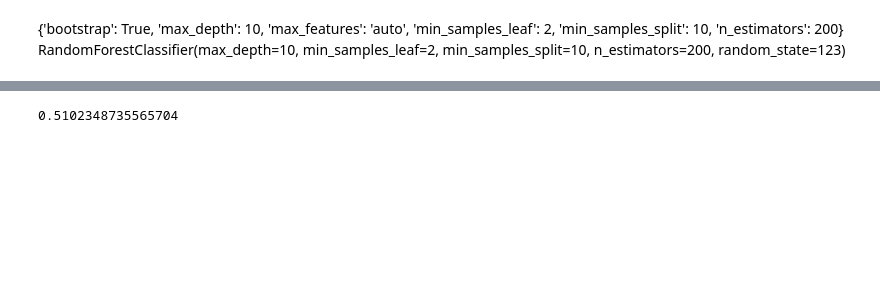
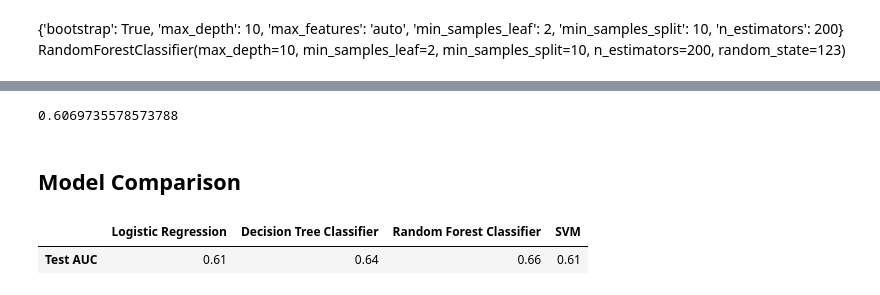
Before and after one commit to dimitrik1223/SML-Algorithm-Benchmarks, a Jupyter notebook: SML Algorithm Benchmarks.ipynb, the cells around one changed output, grey strips where cells are left out. Drawn from its saved outputs; the diff is of its cells as text; code cells hidden in the pictures; blank space fills up the shorter version.

```diff
--- a/SML Algorithm Benchmarks.ipynb
+++ b/SML Algorithm Benchmarks.ipynb
@@ -628,3 +492,4 @@ X = X[best_feats_SVM]
 # %%
 #stratified train test split
-X_train, X_test, y_train, y_test = train_test_split(X,y,test_size=0.33,random_state=123,stratify=y)
+
+X_train, X_test, y_train, y_test = train_test_split(scaled_X,y,test_size=0.2,random_state=123,stratify=y)
@@ -655,16 +506,0 @@ Fitting 5 folds for each of 10 candidates, totalling 50 fits
-# %%
-SVM = SVC()
-#create params dictionary
-param_dict = param_grid = {'C': [10, 100, 1000],
-              'gamma': [1, 0.1, 0.01, 0.001, 0.0001],
-              'kernel': ['rbf','poly']}
-
-
-grid = RandomizedSearchCV(SVM,
-                   param_dict,
-                   n_iter=50,
-                   cv=3,
-                   verbose=3,
-                   n_jobs=-1)
-
-grid.fit(X_train,y_train)
@@ -679,12 +510,33 @@ LinearSVC(C=1000, loss='hinge', max_iter=500)
 # %%
-SVM_clf = LinearSVC(C=1000, loss='hinge', max_iter=500,class_weight='balanced',random_state=123)
+SVM_clf = LinearSVC(C=1000, class_weight='balanced', loss='hinge', max_iter=6000, random_state=123)
 #fit
 SVM_clf.fit(X_train, y_train)
 #predict
-y_preds = SVM_clf.predict(X_test)
+preds_svm = SVM_clf.predict(X_test)
 
-fpr, tpr, thresholds = metrics.roc_curve(y_test, y_preds, pos_label=1)
+fpr, tpr, thresholds = metrics.roc_curve(y_test, preds_svm, pos_label=1)
 
 metrics.auc(fpr, tpr)
 # %% [output]
-0.5102348735565704
+0.6069735578573788
+# %% [markdown]
+## Model Comparison
+# %%
+def compare_models(models,preds,model_names):
+    """This function makes evaluates predictions for a list of models,
+    scores the models using AUC, and returns a dataframe with the class
+    an AUC for each model and its predictions.
+    Args: A list of model variables, a list of corresponding prediction values, and a list of model names in string form.
+    """
+    scoring_df = pd.DataFrame()
+    for ind, mod in enumerate(models):
+        fpr, tpr, thresholds = metrics.roc_curve(y_test, preds[ind], pos_label=1)
+        model_auc = metrics.auc(fpr, tpr)
+        scoring_df[model_names[ind]] = [round(model_auc,2)]
+    scoring_df.index = ['Test AUC']
+    return(scoring_df)
+# %%
+compare_models([log_reg_mod,clf,rf_clf,SVM_clf],[preds_lr,preds_clf,preds_rf,preds_svm],['Logistic Regression','Decision Tree Classifier','Random Forest Classifier','SVM'])
+# %% [output]
+|  | Logistic Regression | Decision Tree Classifier | Random Forest Classifier | SVM |
+| Test AUC | 0.61 | 0.64 | 0.66 | 0.61 |
```
Also changed, not shown: parts of 43 cells of this notebook, 3 other files.
